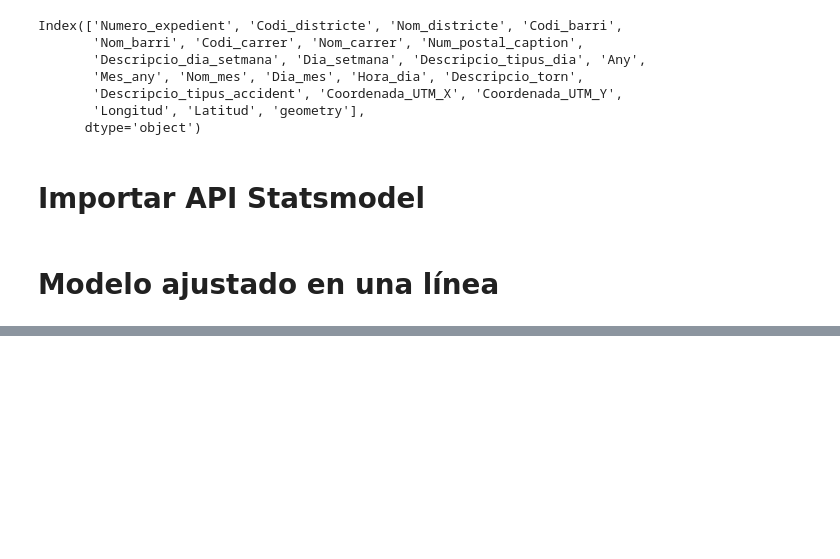
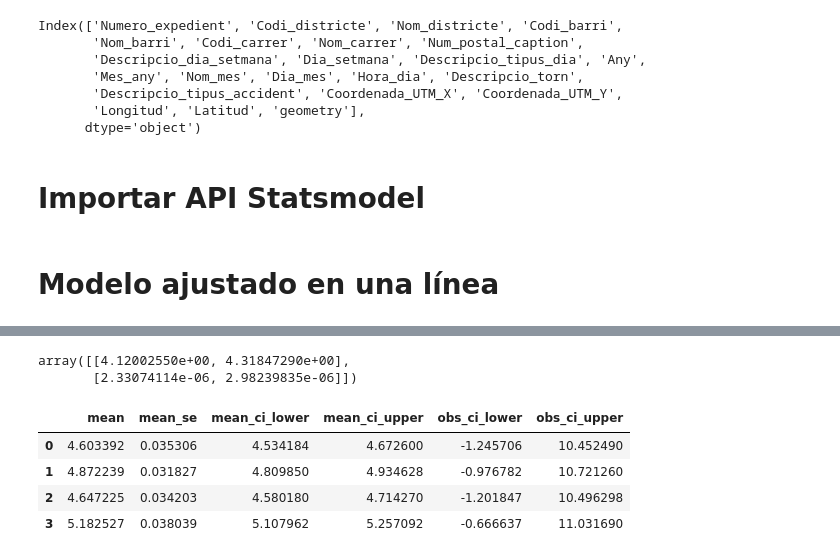
Before and after one commit to DiegoPC-UOC/BigDataExercises, a Jupyter notebook: Producto4.ipynb, the cells around one changed output, grey strips where cells are left out. Saved outputs shown, nothing was run; the diff lists cells and outputs as text; code cells hidden in the pictures; blank space fills up the shorter version.

```diff
--- a/Producto4.ipynb
+++ b/Producto4.ipynb
@@ -100,0 +144,14 @@ TypeError: from_formula() missing 1 required positional argument: 'data'
+# %%
+lm.conf_int(alpha=0.05)
+# %% [output]
+array([[4.12002550e+00, 4.31847290e+00],
+       [2.33074114e-06, 2.98239835e-06]])
+# %%
+predicciones = lm.get_prediction(exog= X_train).summary_frame(alpha=0.05)
+predicciones.head(4)
+# %% [output]
+|  | mean | mean_se | mean_ci_lower | mean_ci_upper | obs_ci_lower | obs_ci_upper |
+| 0 | 4.603392 | 0.035306 | 4.534184 | 4.672600 | -1.245706 | 10.452490 |
+| 1 | 4.872239 | 0.031827 | 4.809850 | 4.934628 | -0.976782 | 10.721260 |
+| 2 | 4.647225 | 0.034203 | 4.580180 | 4.714270 | -1.201847 | 10.496298 |
+| 3 | 5.182527 | 0.038039 | 5.107962 | 5.257092 | -0.666637 | 11.031690 |
```
Also changed, not shown: parts of 11 cells of this notebook.
